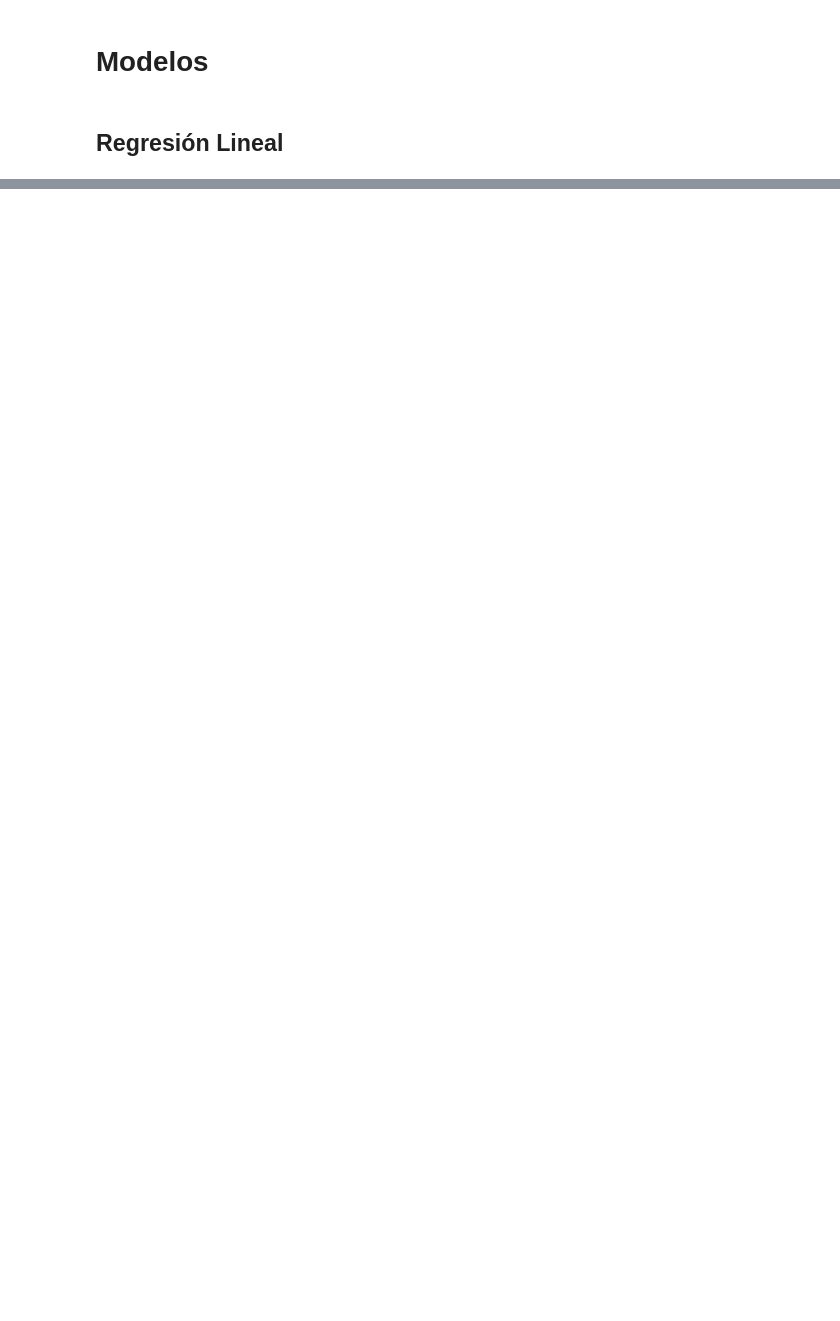
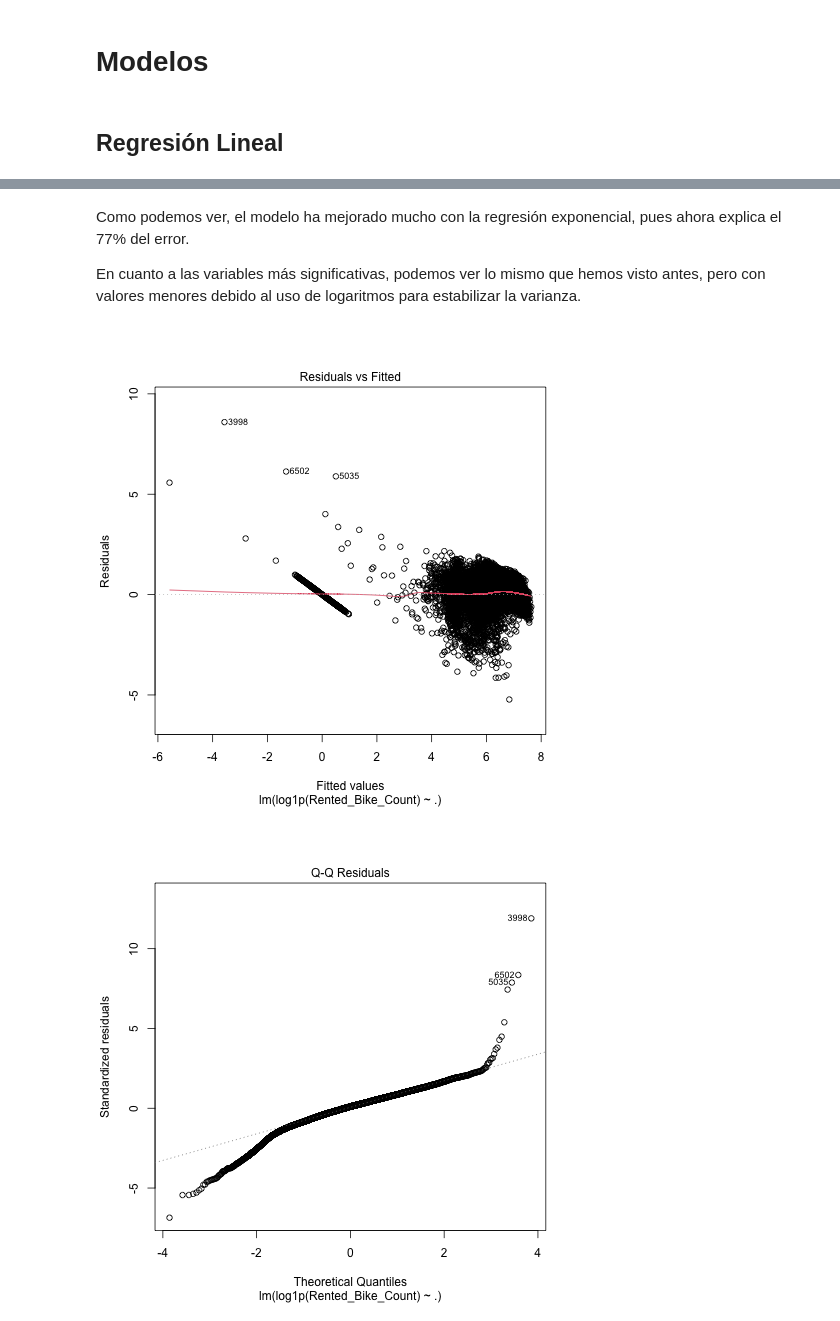
Before and after one commit to Arturo-Hernanz-CM/analisis_datos_modelo_regresion_bicicletas_seul, a Jupyter notebook: modelo_regresion.ipynb, the cells around one changed output, grey strips where cells are left out. Saved outputs shown, nothing was run; the diff lists cells and outputs as text; code cells hidden in the pictures; blank space fills up the shorter version.

```diff
--- a/modelo_regresion.ipynb
+++ b/modelo_regresion.ipynb
@@ -683,0 +785,8 @@ plot(fit_lm)
+# %%
+%%R
+fit_exp <- lm(
+  log1p(Rented_Bike_Count) ~ .,
+  data = dfMedidas
+)
+
+summary(fit_exp)
@@ -683,0 +811,10 @@ plot(fit_lm)
+# %% [markdown]
+Como podemos ver, el modelo ha mejorado mucho con la regresión exponencial, pues ahora explica el 77% del error.
+
+En cuanto a las variables más significativas, podemos ver lo mismo que hemos visto antes, pero con valores menores debido al uso de logaritmos para estabilizar la varianza.
+# %%
+%%R
+plot(fit_exp)
+# %% [output]
+[figure, added]
+[figure, added]
```
Also changed, not shown: parts of 60 cells of this notebook, 1 other file.
